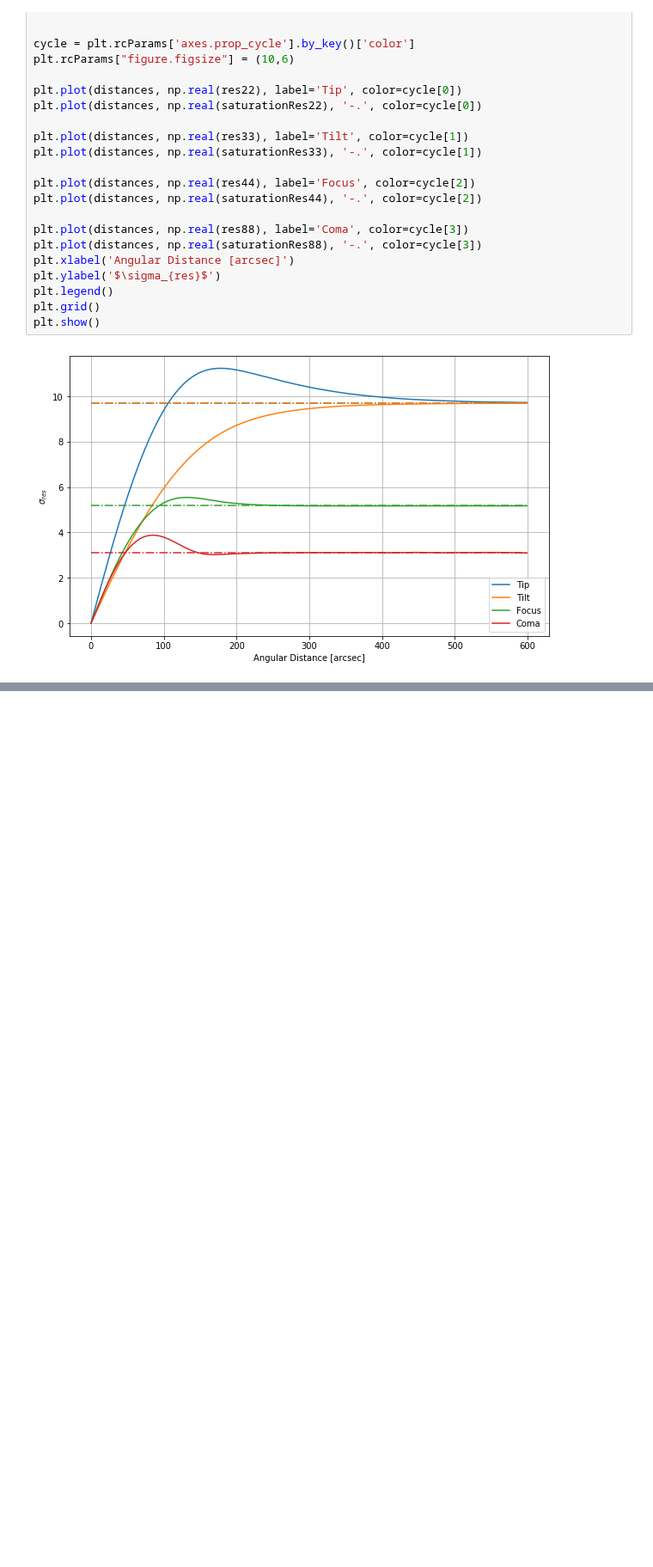
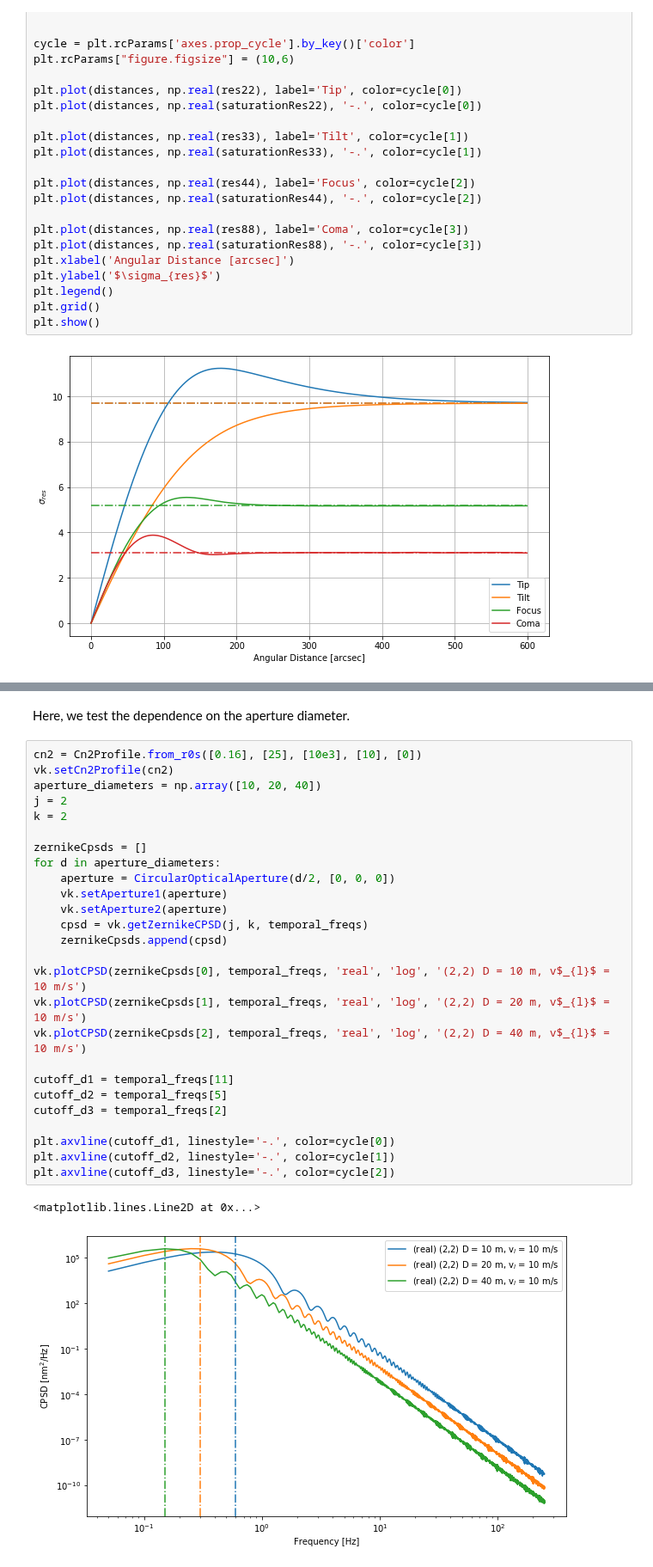
Before and after one commit to ArcetriAdaptiveOptics/arte, a Jupyter notebook: notebook/atmo/CPSD_examples.ipynb, the cells around one changed output, grey strips where cells are left out. Shown at 86% size. Saved outputs shown, nothing was run; the diff lists cells and outputs as text; blank space fills up the shorter version.

```diff
--- a/notebook/atmo/CPSD_examples.ipynb
+++ b/notebook/atmo/CPSD_examples.ipynb
@@ -194,0 +284,31 @@ plt.show()
+# %% [markdown]
+Here, we test the dependence on the aperture diameter.
+# %%
+cn2 = Cn2Profile.from_r0s([0.16], [25], [10e3], [10], [0])
+vk.setCn2Profile(cn2)
+aperture_diameters = np.array([10, 20, 40])
+j = 2
+k = 2
+
+zernikeCpsds = []
+for d in aperture_diameters:
+    aperture = CircularOpticalAperture(d/2, [0, 0, 0])
+    vk.setAperture1(aperture)
+    vk.setAperture2(aperture)
+    cpsd = vk.getZernikeCPSD(j, k, temporal_freqs)
+    zernikeCpsds.append(cpsd)
+
+vk.plotCPSD(zernikeCpsds[0], temporal_freqs, 'real', 'log', '(2,2) D = 10 m, v$_{l}$ = 10 m/s')
+vk.plotCPSD(zernikeCpsds[1], temporal_freqs, 'real', 'log', '(2,2) D = 20 m, v$_{l}$ = 10 m/s')
+vk.plotCPSD(zernikeCpsds[2], temporal_freqs, 'real', 'log', '(2,2) D = 40 m, v$_{l}$ = 10 m/s')
+
+cutoff_d1 = temporal_freqs[11]
+cutoff_d2 = temporal_freqs[5]
+cutoff_d3 = temporal_freqs[2]
+
+plt.axvline(cutoff_d1, linestyle='-.', color=cycle[0])
+plt.axvline(cutoff_d2, linestyle='-.', color=cycle[1])
+plt.axvline(cutoff_d3, linestyle='-.', color=cycle[2])
+# %% [output]
+<matplotlib.lines.Line2D at 0x...>
+[figure, added]
```
Also changed, not shown: parts of 9 cells of this notebook.
